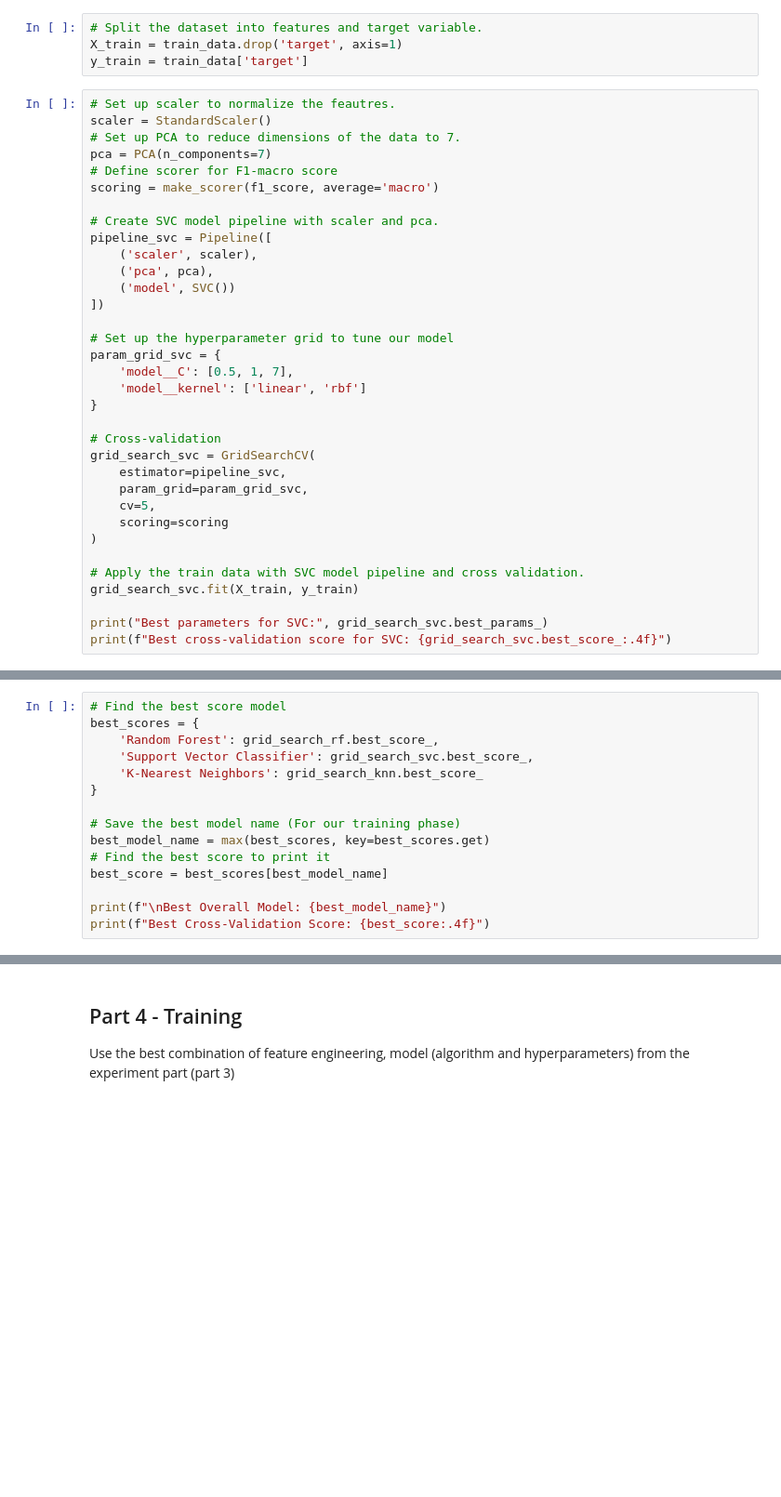
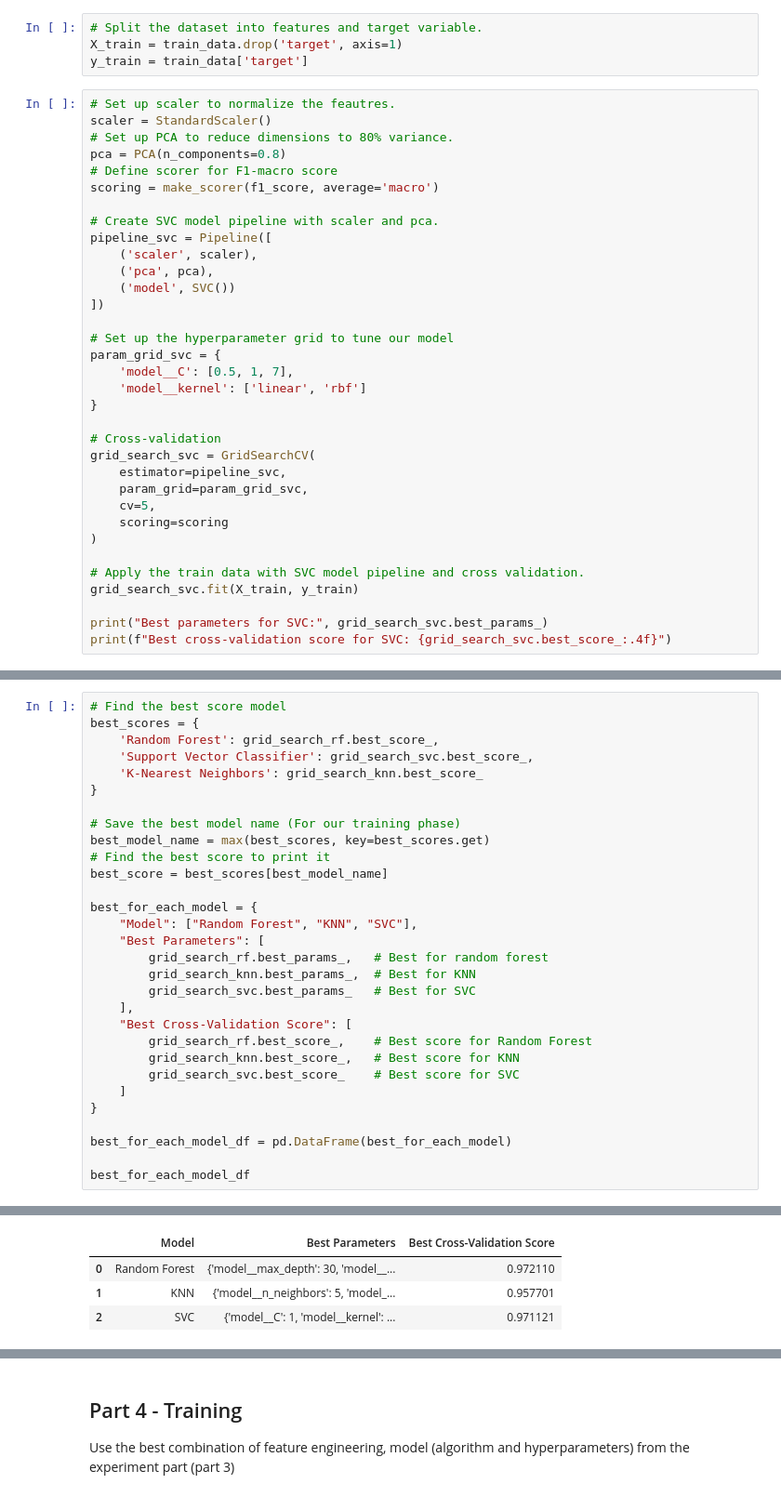
Before and after one commit to Romeore/wine-ml-classification, a Jupyter notebook: Assignment2_supervised_learning_flow.ipynb, the cells around one changed output, grey strips where cells are left out. Shown: that part at 93% size. Saved outputs shown, nothing was run; the diff lists cells and outputs as text; blank space fills up the shorter version.

```diff
--- a/Assignment2_supervised_learning_flow.ipynb
+++ b/Assignment2_supervised_learning_flow.ipynb
@@ -111,8 +111,8 @@ y_train = train_data['target']
 # %%
 # Set up scaler to normalize the feautres.
 scaler = StandardScaler()
-# Set up PCA to reduce dimensions of the data to 7.
-pca = PCA(n_components=7)
+# Set up PCA to reduce dimensions to 80% variance.
+pca = PCA(n_components=0.8)
 # Define scorer for F1-macro score
 scoring = make_scorer(f1_score, average='macro')
 
@@ -221,6 +221,21 @@ best_model_name = max(best_scores, key=best_scores.get)
 # Find the best score to print it
 best_score = best_scores[best_model_name]
 
-print(f"\nBest Overall Model: {best_model_name}")
-print(f"Best Cross-Validation Score: {best_score:.4f}")
+best_for_each_model = {
+    "Model": ["Random Forest", "KNN", "SVC"],
+    "Best Parameters": [
+        grid_search_rf.best_params_,   # Best for random forest
+        grid_search_knn.best_params_,  # Best for KNN
+        grid_search_svc.best_params_   # Best for SVC
+    ],
+    "Best Cross-Validation Score": [
+        grid_search_rf.best_score_,    # Best score for Random Forest
+        grid_search_knn.best_score_,   # Best score for KNN
+        grid_search_svc.best_score_    # Best score for SVC
+    ]
+}
+
+best_for_each_model_df = pd.DataFrame(best_for_each_model)
+
+best_for_each_model_df
 # %% [output]
@@ -228,0 +242,4 @@ Best Cross-Validation Score: 0.9655
+|  | Model | Best Parameters | Best Cross-Validation Score |
+| 0 | Random Forest | {'model__max_depth': 30, 'model__... | 0.972110 |
+| 1 | KNN | {'model__n_neighbors': 5, 'model_... | 0.957701 |
+| 2 | SVC | {'model__C': 1, 'model__kernel': ... | 0.971121 |
```
Also changed, not shown: parts of 6 cells of this notebook.
